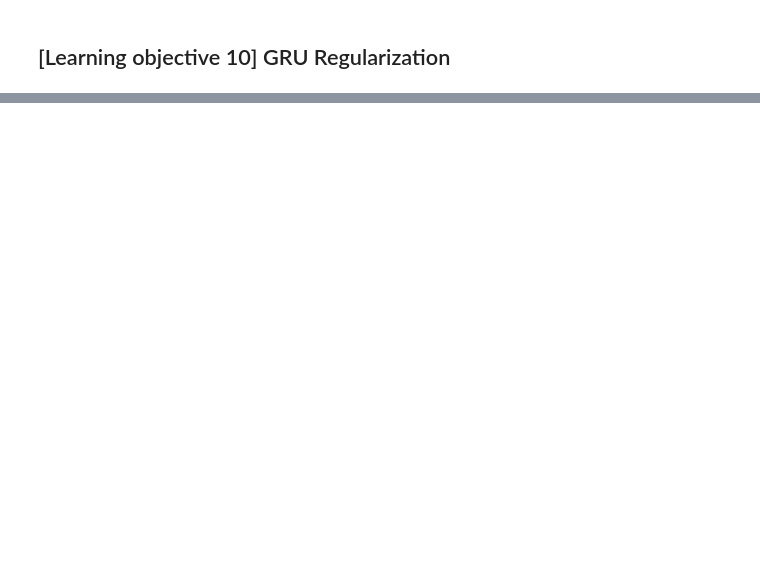
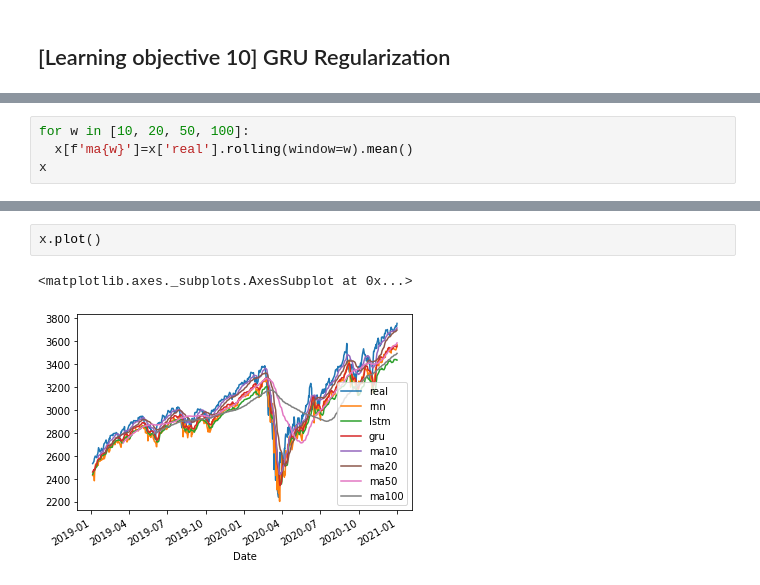
Before and after one commit to renyuanL/110_project, a Jupyter notebook: _ry_From regression to RNN.ipynb, the cells around one changed output, grey strips where cells are left out. Drawn from its saved outputs; the diff is of its cells as text; blank space fills up the shorter version.

```diff
--- a/_ry_From regression to RNN.ipynb
+++ b/_ry_From regression to RNN.ipynb
@@ -896,0 +998,4 @@ x.corr()
+# %%
+for w in [10, 20, 50, 100]:
+  x[f'ma{w}']=x['real'].rolling(window=w).mean()
+x
@@ -896,0 +1029,5 @@ x.corr()
+# %%
+x.plot()
+# %% [output]
+<matplotlib.axes._subplots.AxesSubplot at 0x...>
+[figure, added]
```
Also changed, not shown: parts of 21 cells of this notebook.
